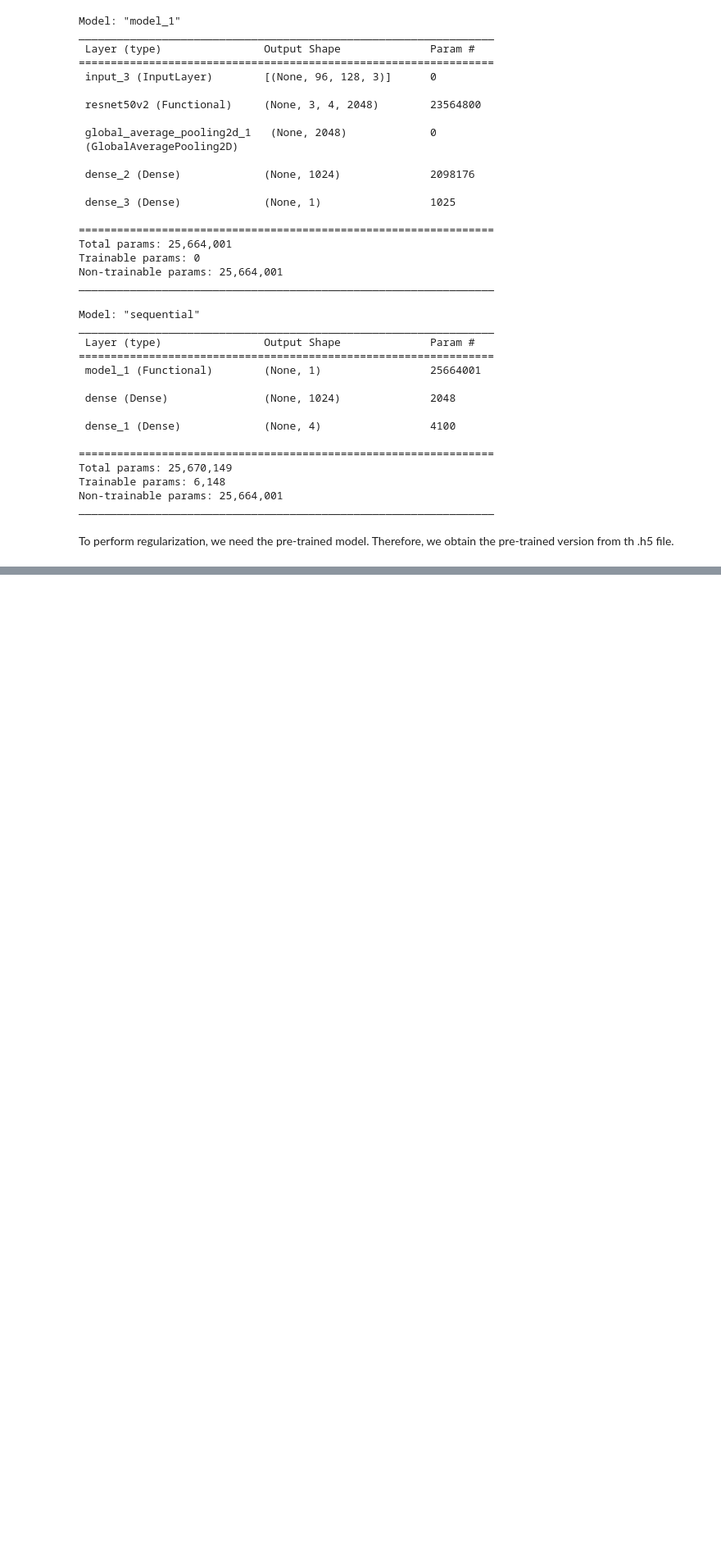
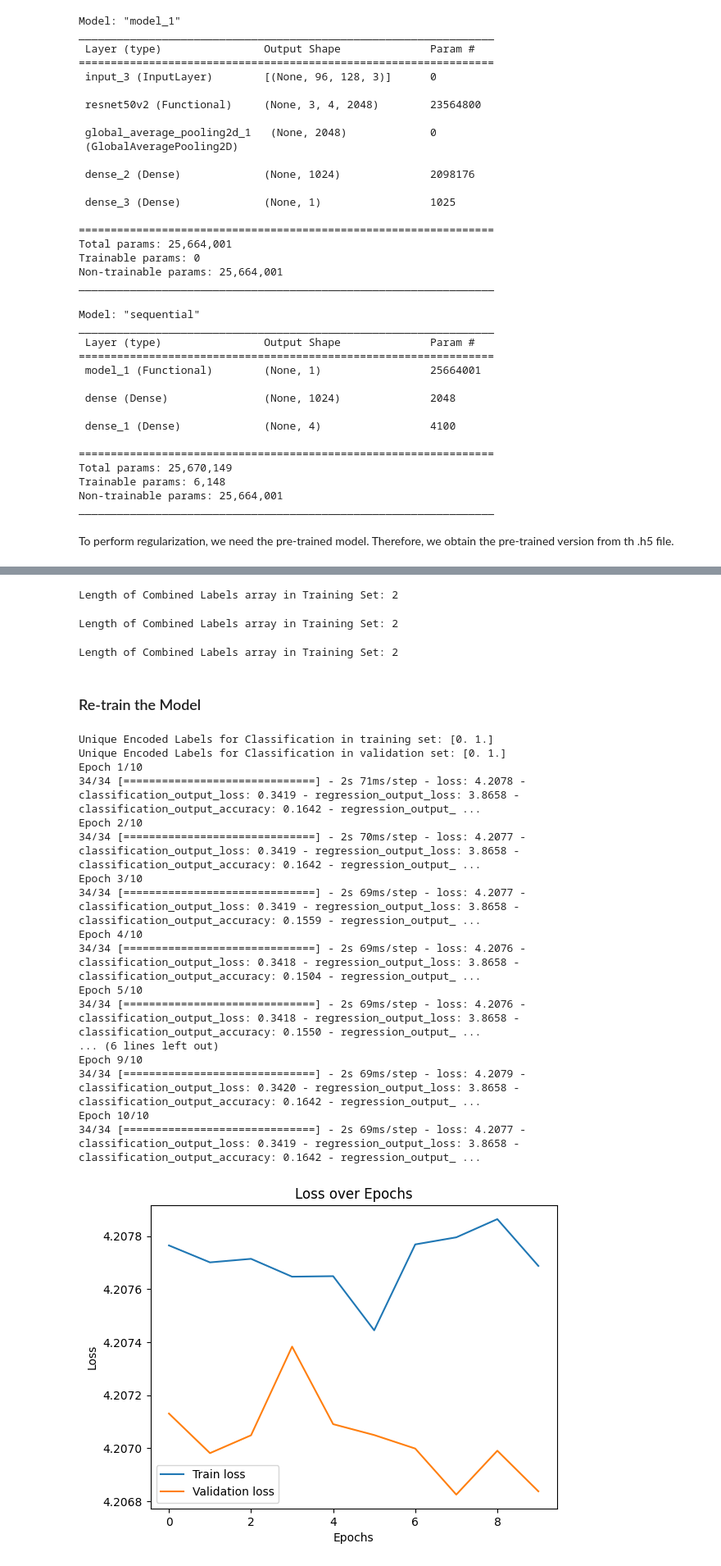
Before and after one commit to kmock930/Multi-Category-Image-Modelling-Transfer-Learning, a Jupyter notebook: CSI5341 Assignment 3 - Kelvin Mock 300453668.ipynb, the cells around one changed output, grey strips where cells are left out. Shown at 82% size. Saved outputs shown, nothing was run; the diff lists cells and outputs as text; code cells hidden in the pictures; blank space fills up the shorter version.

```diff
--- a/CSI5341 Assignment 3 - Kelvin Mock 300453668.ipynb
+++ b/CSI5341 Assignment 3 - Kelvin Mock 300453668.ipynb
@@ -1032,0 +1058,5 @@ resnet50V2_classifier_pretrained.summary();
+# %%
+resnet50V2_combined = model.regularize(
+    model=resnet50V2_classifier_pretrained
+);
+resnet50V2_combined.summary();
@@ -1032,0 +1083,47 @@ resnet50V2_classifier_pretrained.summary();
+# %%
+combined_y_train = (y_seg_train, regressor_y_train);
+print(f"Length of Combined Labels array in Training Set: {len(combined_y_train)}");
+# %% [output]
+Length of Combined Labels array in Training Set: 2
+# %%
+combined_y_val = (y_seg_validation, regressor_y_validation);
+print(f"Length of Combined Labels array in Training Set: {len(combined_y_val)}");
+# %% [output]
+Length of Combined Labels array in Training Set: 2
+# %%
+combined_y_test = (y_seg_test, regressor_y_test);
+print(f"Length of Combined Labels array in Training Set: {len(combined_y_test)}");
+# %% [output]
+Length of Combined Labels array in Training Set: 2
+# %% [markdown]
+### Re-train the Model
+# %%
+history_resnet50V2_combined = model.train(
+    model=resnet50V2_combined,
+    X_train=regressor_X_train,
+    y_train=combined_y_train,
+    X_val=regressor_X_validation,
+    y_val=combined_y_val,
+    modelName="",
+    isRegression=True,
+    isRegularized=True
+);
+# %% [output]
+Unique Encoded Labels for Classification in training set: [0. 1.]
+Unique Encoded Labels for Classification in validation set: [0. 1.]
+Epoch 1/10
+34/34 [==============================] - 2s 71ms/step - loss: 4.2078 - classification_output_loss: 0.3419 - regression_output_loss: 3.8658 - classification_output_accuracy: 0.1642 - regression_output_ ...
+Epoch 2/10
+34/34 [==============================] - 2s 70ms/step - loss: 4.2077 - classification_output_loss: 0.3419 - regression_output_loss: 3.8658 - classification_output_accuracy: 0.1642 - regression_output_ ...
+Epoch 3/10
+34/34 [==============================] - 2s 69ms/step - loss: 4.2077 - classification_output_loss: 0.3419 - regression_output_loss: 3.8658 - classification_output_accuracy: 0.1559 - regression_output_ ...
+Epoch 4/10
+34/34 [==============================] - 2s 69ms/step - loss: 4.2076 - classification_output_loss: 0.3418 - regression_output_loss: 3.8658 - classification_output_accuracy: 0.1504 - regression_output_ ...
+Epoch 5/10
+34/34 [==============================] - 2s 69ms/step - loss: 4.2076 - classification_output_loss: 0.3418 - regression_output_loss: 3.8658 - classification_output_accuracy: 0.1550 - regression_output_ ...
+... (6 lines left out)
+Epoch 9/10
+34/34 [==============================] - 2s 69ms/step - loss: 4.2079 - classification_output_loss: 0.3420 - regression_output_loss: 3.8658 - classification_output_accuracy: 0.1642 - regression_output_ ...
+Epoch 10/10
+34/34 [==============================] - 2s 69ms/step - loss: 4.2077 - classification_output_loss: 0.3419 - regression_output_loss: 3.8658 - classification_output_accuracy: 0.1642 - regression_output_ ...
+[figure, added]
```
Also changed, not shown: parts of 32 cells of this notebook, 2 other files.
